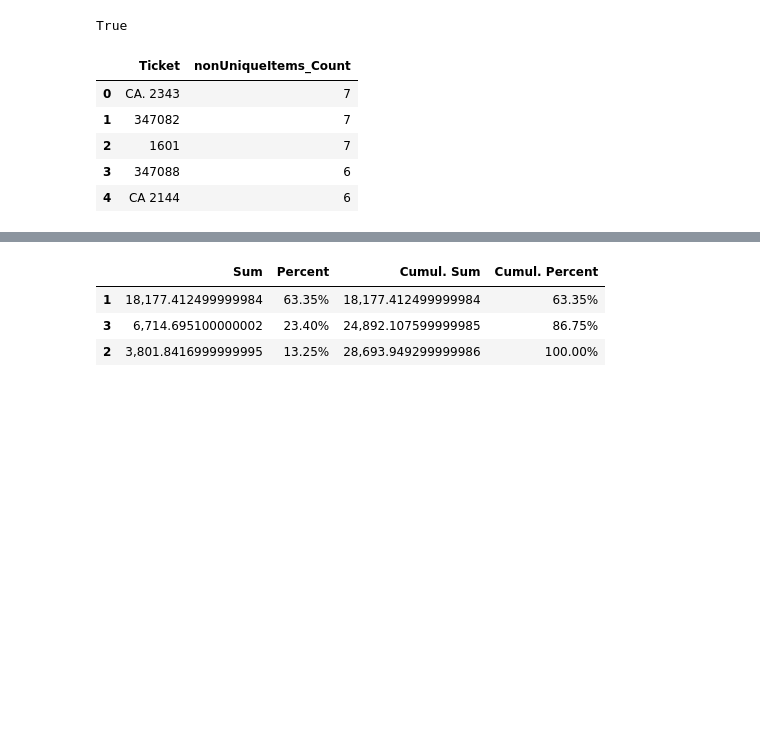
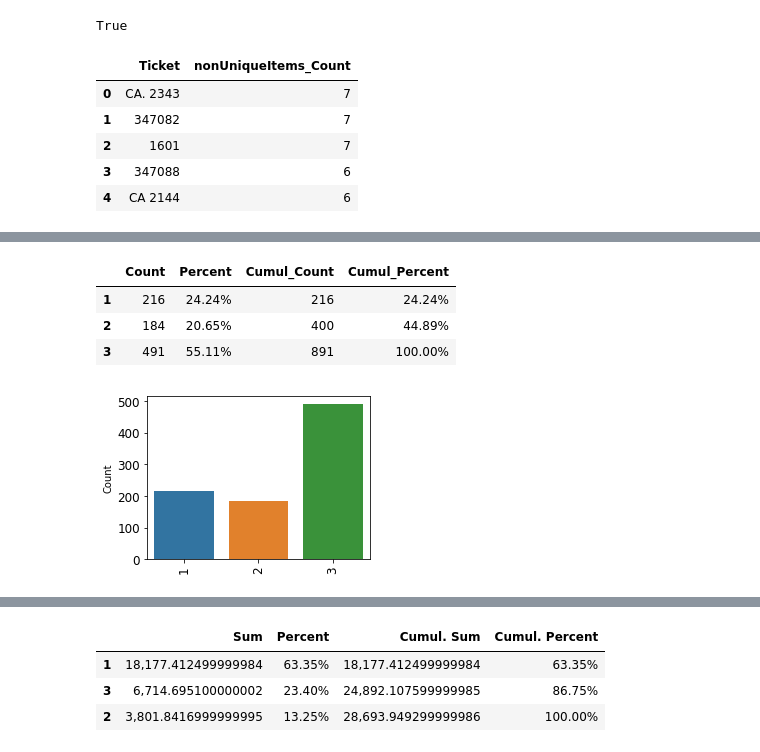
Before and after one commit to AdmiralWen/ds_tools, a Jupyter notebook: Examples/Examples.ipynb, the cells around one changed output, grey strips where cells are left out. Drawn from its saved outputs; the diff is of its cells as text; code cells hidden in the pictures; blank space fills up the shorter version.

```diff
--- a/Examples/Examples.ipynb
+++ b/Examples/Examples.ipynb
@@ -77,3 +89,14 @@ DE.freqTab(titanic, 'Pclass')
 | 3 | 491 | 55.11% | 491 | 55.11% |
 | 1 | 216 | 24.24% | 707 | 79.35% |
 | 2 | 184 | 20.65% | 891 | 100.00% |
+# %%
+DE.freqTab(titanic, 'Pclass', sort_by_count = False)
+# %% [output]
+|  | Count | Percent | Cumul_Count | Cumul_Percent |
+| 1 | 216 | 24.24% | 216 | 24.24% |
+| 2 | 184 | 20.65% | 400 | 44.89% |
+| 3 | 491 | 55.11% | 891 | 100.00% |
+# %%
+DE.freqTab(titanic, 'Pclass', sort_by_count = False, plot = 'count', fig_size = (4, 3))
+# %% [output]
+[figure, added]
```
Also changed, not shown: parts of 22 cells of this notebook, 6 other files.
